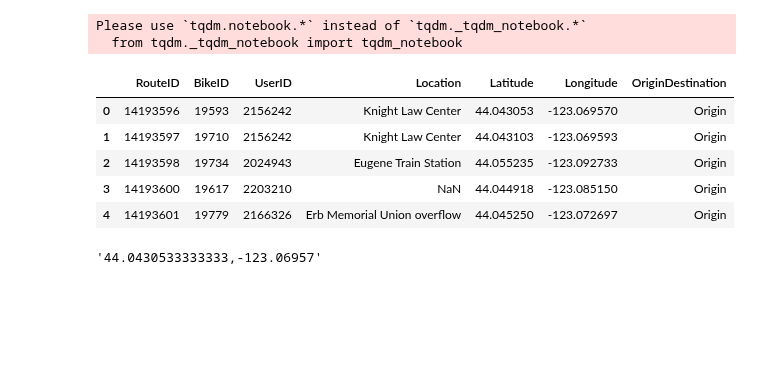
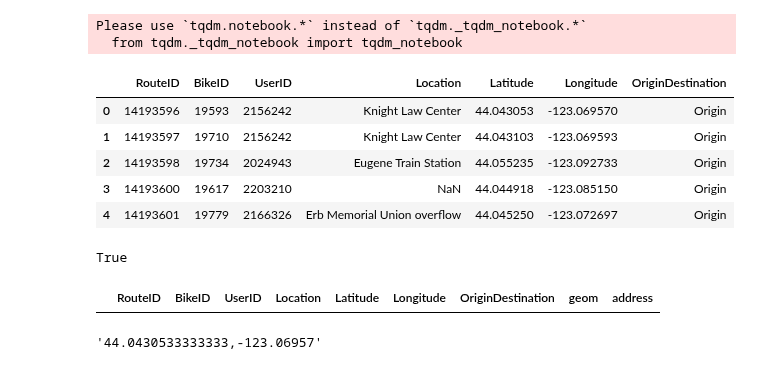
Before and after one commit to dongmeic/BikeCounting, a Jupyter notebook: BikeShare/Bike_Share_Trip_Locations.ipynb, the cells around one changed output. Cells and saved outputs as stored; diff of their text form; code cells hidden in the pictures; blank space fills up the shorter version.

```diff
--- a/BikeShare/Bike_Share_Trip_Locations.ipynb
+++ b/BikeShare/Bike_Share_Trip_Locations.ipynb
@@ -15,8 +15,8 @@ Please use `tqdm.notebook.*` instead of `tqdm._tqdm_notebook.*`
 # %%
 locator = Nominatim(user_agent="measurements")
 # %%
-df = pd.read_csv(r"T:\DCProjects\StoryMap\BikeCounting\BikeShare\Data\bike_share_locations.csv")
-df.head()
+odf = pd.read_csv(r"T:\DCProjects\StoryMap\BikeCounting\BikeShare\Data\bike_share_locations.csv")
+odf.head()
 # %% [output]
 |  | RouteID | BikeID | UserID | Location | Latitude | Longitude | OriginDestination |
 | 0 | 14193596 | 19593 | 2156242 | Knight Law Center | 44.043053 | -123.069570 | Origin |
@@ -24,3 +24,11 @@ df.head()
 | 2 | 14193598 | 19734 | 2024943 | Eugene Train Station | 44.055235 | -123.092733 | Origin |
 | 3 | 14193600 | 19617 | 2203210 | NaN | 44.044918 | -123.085150 | Origin |
 | 4 | 14193601 | 19779 | 2166326 | Erb Memorial Union overflow | 44.045250 | -123.072697 | Origin |
+# %%
+'Knight Library (Virtual Hub)' in odf.Location.unique()
+# %% [output]
+True
+# %%
+odf[odf.Latitude.isnull() | odf.Longitude.isnull()]
+# %% [output]
+|  | RouteID | BikeID | UserID | Location | Latitude | Longitude | OriginDestination | geom | address |
```
Also changed, not shown: parts of 9 cells of this notebook.
